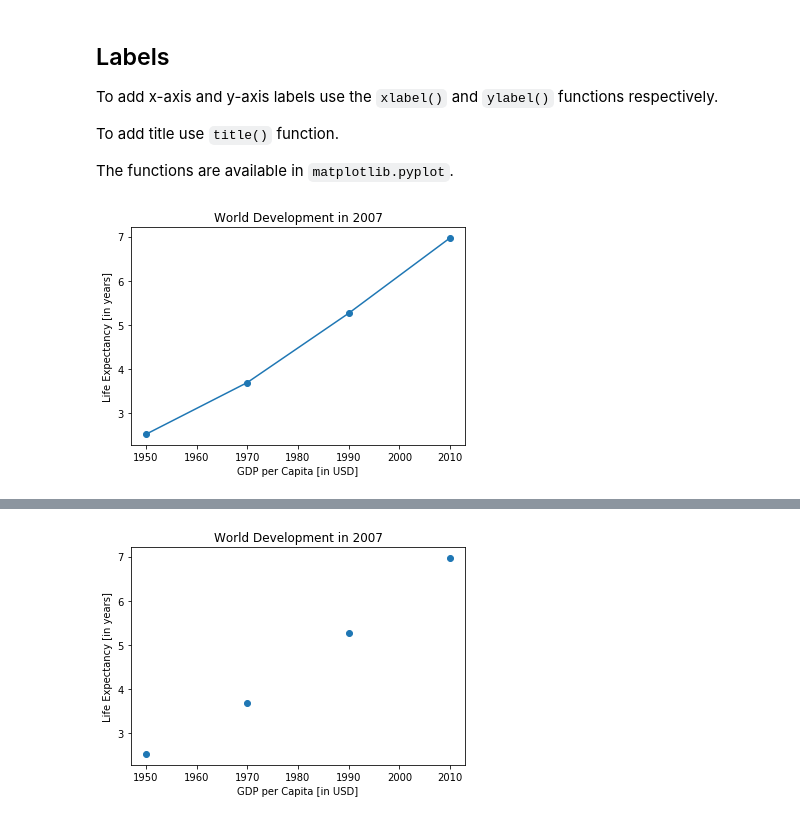
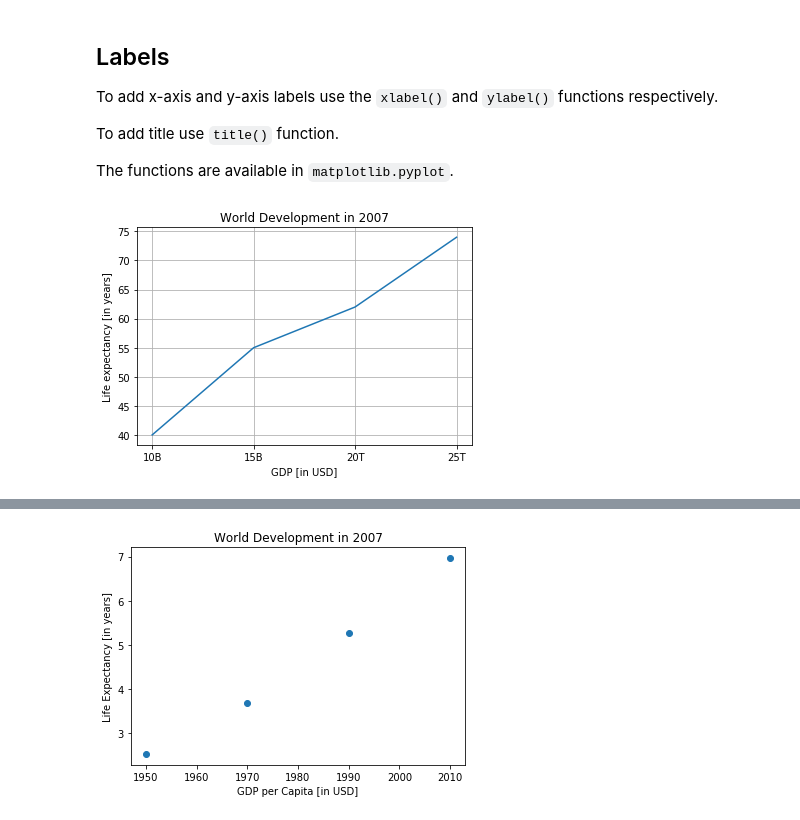
Before and after one commit to BeTKH/DataScieneinPython, a Jupyter notebook: 2. Intermediate Python.ipynb, the cells around one changed output, grey strips where cells are left out. Cells and saved outputs as stored; diff of their text form; code cells hidden in the pictures.

```diff
--- a/2. Intermediate Python.ipynb
+++ b/2. Intermediate Python.ipynb
@@ -140,16 +140,16 @@ To add title use `title()` function.
 The functions are available in `matplotlib.pyplot`.
 # %%
 import matplotlib.pyplot as plt
-year = [1950, 1970, 1990, 2010]
-pop = [2.519, 3.692, 5.263, 6.972]
+gdp = [10000, 15000, 20000, 25000]
+pop = [40, 55, 62, 74]
 
 
-plt.xlabel('GDP per Capita [in USD]')
-plt.ylabel('Life Expectancy [in years]')
+plt.xlabel('GDP [in USD]')
+plt.ylabel('Life expectancy [in years]')
 plt.title('World Development in 2007')
-
-plt.scatter(year, pop)
-plt.plot(year, pop)
+plt.xticks([10000, 15000, 20000, 25000], ["10B","15B","20T","25T"])
+plt.plot(gdp, pop)
+plt.grid()
 plt.show()
 # %% [output]
-[figure, old version]
+[figure, new version]
```
Also changed, not shown: parts of 68 cells of this notebook.
